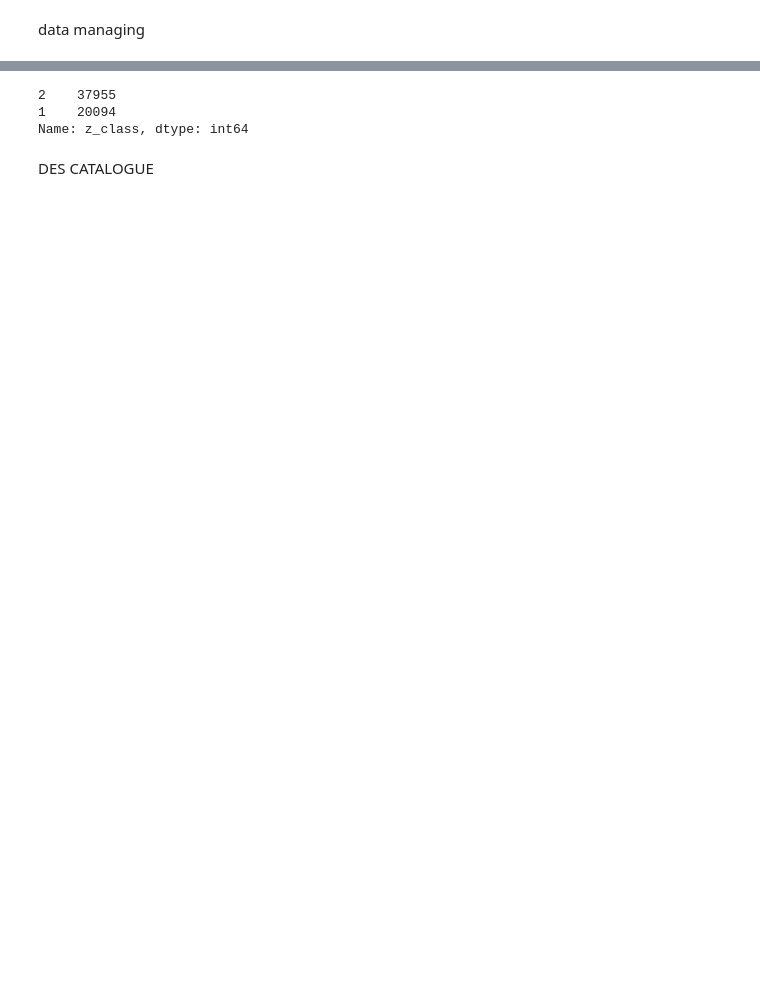
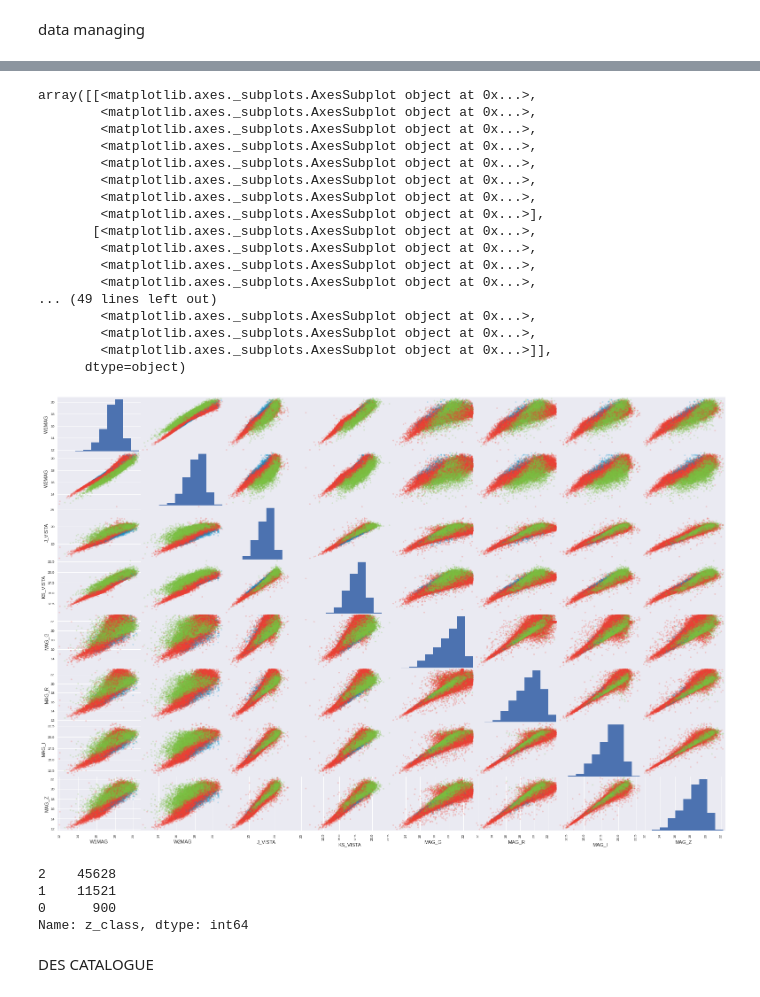
Before and after one commit to Jarnoesse/IA-AGN-with-ML, a Jupyter notebook: classifier_regressor_3.ipynb, the cells around one changed output, grey strips where cells are left out. Cells and saved outputs as stored; diff of their text form; code cells hidden in the pictures; blank space fills up the shorter version.

```diff
--- a/classifier_regressor_3.ipynb
+++ b/classifier_regressor_3.ipynb
@@ -309,3 +274,4 @@ plot_model(model2, to_file='model.png', show_shapes=True)
 # %%
-model2.fit(X_train,y_train_class, epochs=2, batch_size=32, verbose=2)
+#fitting keras classifier
+model2.fit(X_train,y_train_class, epochs=300, batch_size=32, verbose=2)
 # %% [output]
@@ -358,0 +300,4 @@ array([[1641,    0,    0],
+# %%
+#defining and fitting RFClassifier
+clf = RandomForestClassifier(max_depth=10, random_state=0)
+clf.fit(X_train, y_train_class)
@@ -359,6 +321,7 @@ array([[1641,    0,    0],
 # %% [markdown]
 data managing
 # %%
-null = ps_df[ps_df["z_spec"].isnull()]
+#defining the dataset where we make the predictions
+null_1 = ps_df[ps_df["z_spec"].isnull()]
 attributes = ["flux_int","flux_peak","W1MAG","W2MAG","J_VISTA","KS_VISTA","MAG_G","MAG_R","MAG_I","MAG_Z","PSTAR_VISTA","W1-W2","J-KS","KS-W1","G-R","R-Z","Z-J","G-RadioR","W2-RadioR"]
-null = null[attributes]
+null_1 = null_1[attributes]
@@ -400,9 +328,52 @@ array([[<matplotlib.axes._subplots.AxesSubplot object at 0x...>,
-# %%
-null["z_class"].value_counts()
-# %% [output]
-2    37955
-1    20094
-Name: z_class, dtype: int64
+# %%
+#predictiong the redshifts
+predicted_redshifts = model1.predict(null_1.values)
+
+#saving redshift values
+null_1["z_spec"] = predicted_redshifts
+
+#predicting the classes
+predicted_classes = clf.predict(null_1.values)
+
+#saving the predicted classes
+null_1["z_class"] = predicted_classes
+
+#defining the colormap
+color_wheel = {0: "#0392cf", #blue Star
+               1: "#7bc043", #green AGN
+               2: "#ee4035"} #red Galaxy
+colors = null_1["z_class"].map(lambda x: color_wheel.get(x))
+
+#plotting the scatter matrices
+attributes = ["W1MAG","W2MAG","J_VISTA","KS_VISTA","MAG_G","MAG_R","MAG_I","MAG_Z"]
+scatter_matrix(null_1[attributes],color = colors, figsize=(27,18),alpha = 0.2)
+# %% [output]
+array([[<matplotlib.axes._subplots.AxesSubplot object at 0x...>,
+        <matplotlib.axes._subplots.AxesSubplot object at 0x...>,
+        <matplotlib.axes._subplots.AxesSubplot object at 0x...>,
+        <matplotlib.axes._subplots.AxesSubplot object at 0x...>,
+        <matplotlib.axes._subplots.AxesSubplot object at 0x...>,
+        <matplotlib.axes._subplots.AxesSubplot object at 0x...>,
+        <matplotlib.axes._subplots.AxesSubplot object at 0x...>,
+        <matplotlib.axes._subplots.AxesSubplot object at 0x...>],
+       [<matplotlib.axes._subplots.AxesSubplot object at 0x...>,
+        <matplotlib.axes._subplots.AxesSubplot object at 0x...>,
+        <matplotlib.axes._subplots.AxesSubplot object at 0x...>,
+        <matplotlib.axes._subplots.AxesSubplot object at 0x...>,
+... (49 lines left out)
+        <matplotlib.axes._subplots.AxesSubplot object at 0x...>,
+        <matplotlib.axes._subplots.AxesSubplot object at 0x...>,
+        <matplotlib.axes._subplots.AxesSubplot object at 0x...>]],
+      dtype=object)
+[figure, added]
+# %%
+#counting the classes of our prediction
+null_1["z_class"].value_counts()
+# %% [output]
+2    45628
+1    11521
+0      900
+Name: z_class, dtype: int64
 # %% [markdown]
 DES CATALOGUE
 # %%
```
Also changed, not shown: parts of 119 cells of this notebook.
